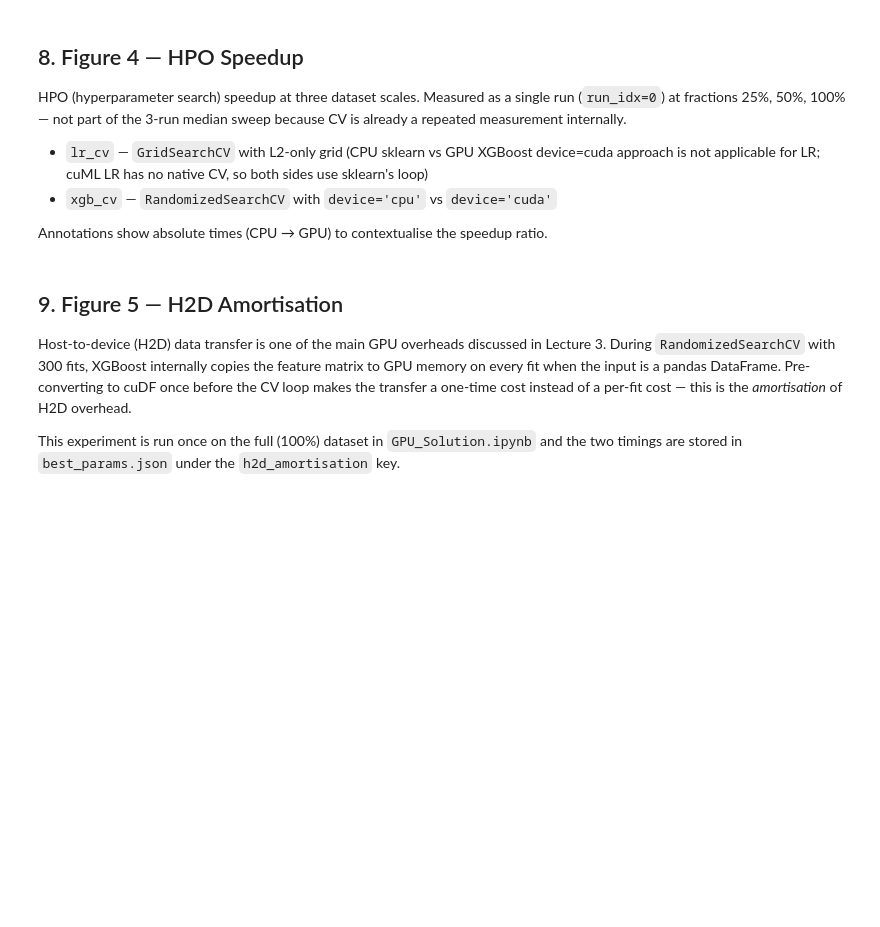
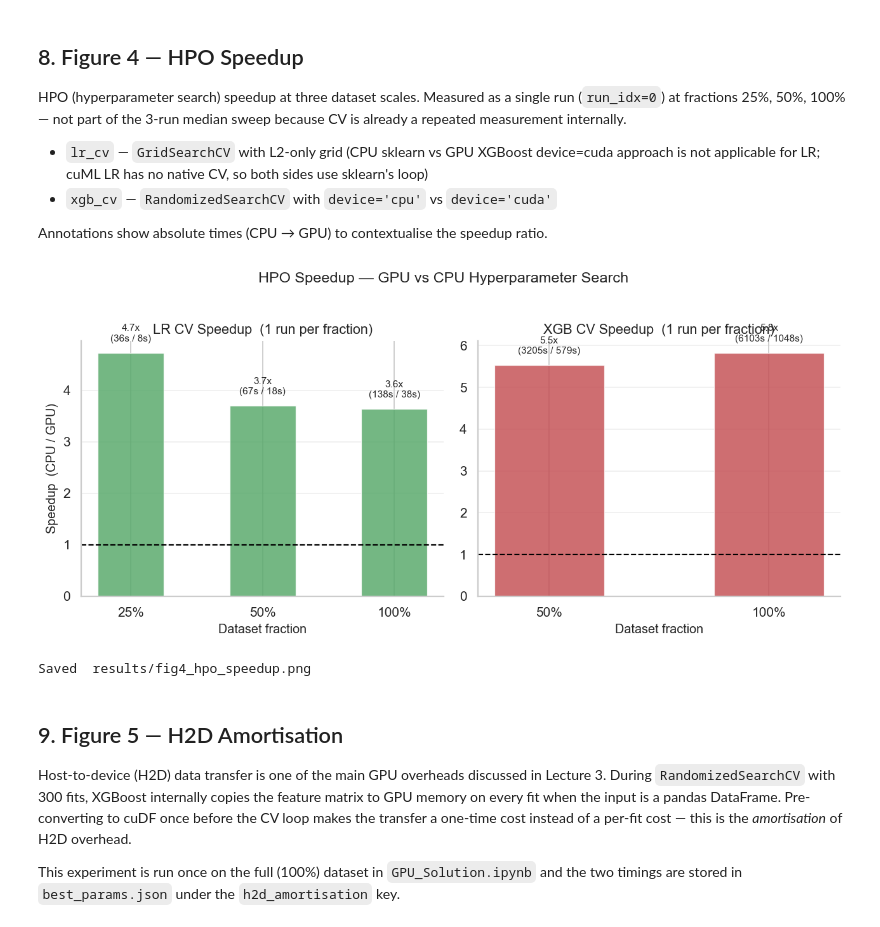
Before and after one commit to mchlkan/EoDA_Group_Project, a Jupyter notebook: Projects/Analysis.ipynb, the cells around one changed output. Drawn from its saved outputs; the diff is of its cells as text; code cells hidden in the pictures; blank space fills up the shorter version.

```diff
--- a/Projects/Analysis.ipynb
+++ b/Projects/Analysis.ipynb
@@ -96,22 +102,29 @@ gpu = gpu_raw[gpu_raw['phase'].isin(PHASE_ORDER)].copy()
 cpu_hpo = cpu_raw[cpu_raw['phase'].isin(HPO_PHASES)].copy()
 gpu_hpo = gpu_raw[gpu_raw['phase'].isin(HPO_PHASES)].copy()
 
-hpo_available = (len(cpu_hpo) == 6) and (len(gpu_hpo) == 6)
+# GPU notebook runs xgb_cv only at 50% and 100% (LR at 25/50/100) → 5 rows total.
+# CPU runs both phases at all 3 fractions → 6 rows. Accept either.
+hpo_available = (len(cpu_hpo) >= 4) and (len(gpu_hpo) >= 4)
 
 print(f'CPU main sweep : {len(cpu):>4} rows  (expected 90)')
 print(f'GPU main sweep : {len(gpu):>4} rows  (expected 90)')
 print(f'CPU HPO        : {len(cpu_hpo):>4} rows  (expected  6)  {"OK" if len(cpu_hpo)==6 else "not yet available"}')
-print(f'GPU HPO        : {len(gpu_hpo):>4} rows  (expected  6)  {"OK" if len(gpu_hpo)==6 else "not yet available"}')
+print(f'GPU HPO        : {len(gpu_hpo):>4} rows  (expected 5-6)  {"OK" if len(gpu_hpo)>=5 else "not yet available"}')
 
 assert len(cpu) == 90, f'CPU sweep: expected 90 rows, got {len(cpu)}'
 assert len(gpu) == 90, f'GPU sweep: expected 90 rows, got {len(gpu)}'
 
-# Load best_params.json ────────────────────────────────────────────────────────
-with open('results/best_params.json') as f:
+# Load best_params.json — fall back to 'best_params (1).json' at repo root if needed
+_bp_candidates = ['results/best_params.json', 'best_params (1).json', 'best_params.json']
+_bp_path = next((p for p in _bp_candidates if os.path.exists(p)), None)
+if _bp_path is None:
+    raise FileNotFoundError('best_params JSON not found. Expected results/best_params.json or best_params (1).json')
+with open(_bp_path) as f:
     bp = json.load(f)
 
 h2d_available    = 'h2d_amortisation' in bp
 gpu_cv_available = 'xgb_randomizedsearch_gpu' in bp.get('cv_context_seconds', {})
 
-print(f'\nbest_params.json  h2d_amortisation      : {"present" if h2d_available else "not yet available"}')
+print(f'\nbest_params JSON loaded from : {_bp_path}')
+print(f'best_params.json  h2d_amortisation      : {"present" if h2d_available else "not yet available"}')
 print(f'best_params.json  xgb_cv_gpu time       : {"present" if gpu_cv_available else "not yet available"}')
@@ -318,38 +391,43 @@ if not hpo_available:
 else:
     cpu_hpo_med = cpu_hpo.groupby(['fraction', 'phase'])['seconds'].median().rename('cpu_s')
     gpu_hpo_med = gpu_hpo.groupby(['fraction', 'phase'])['seconds'].median().rename('gpu_s')
-    df_hpo = pd.concat([cpu_hpo_med, gpu_hpo_med], axis=1).reset_index()
+    # Inner join: only plot (fraction, phase) pairs where both CPU and GPU data exist.
+    # GPU xgb_cv runs at 50% and 100% only; CPU has an extra 25% row that is dropped here.
+    df_hpo = pd.concat([cpu_hpo_med, gpu_hpo_med], axis=1, join='inner').reset_index()
     df_hpo['speedup'] = df_hpo['cpu_s'] / df_hpo['gpu_s']
 
     fig, axes = plt.subplots(1, 2, figsize=(10, 4.5), sharey=False)
 
     for ax, phase in zip(axes, HPO_PHASES):
         sub     = df_hpo[df_hpo['phase'] == phase].sort_values('fraction')
         pct_hpo = [f'{int(f*100)}%' for f in sub['fraction']]
         bars    = ax.bar(pct_hpo, sub['speedup'],
                          color=HPO_COLORS[phase], alpha=0.82,
                          edgecolor='white', linewidth=0.7, width=0.5)
         y_max = sub['speedup'].max()
         for bar, sp, ct, gt in zip(bars, sub['speedup'], sub['cpu_s'], sub['gpu_s']):
             ax.text(
                 bar.get_x() + bar.get_width() / 2,
                 bar.get_height() + y_max * 0.04,
                 f'{sp:.1f}x\n({ct:.0f}s / {gt:.0f}s)',
                 ha='center', va='bottom', fontsize=8.5
             )
         ax.axhline(1.0, color='black', linestyle='--', linewidth=1.2)
         ax.set_title(f'{HPO_LABEL[phase]} Speedup  (1 run per fraction)', fontsize=12)
         ax.set_xlabel('Dataset fraction', fontsize=11)
         if phase == HPO_PHASES[0]:
             ax.set_ylabel('Speedup  (CPU / GPU)', fontsize=11)
         ax.grid(axis='y', alpha=0.3)
         ax.spines[['top', 'right']].set_visible(False)
 
     plt.suptitle('HPO Speedup — GPU vs CPU Hyperparameter Search', fontsize=13, y=1.02)
     plt.tight_layout()
     plt.savefig('results/fig4_hpo_speedup.png', dpi=150, bbox_inches='tight')
     plt.show()
     print('Saved  results/fig4_hpo_speedup.png')
+# %% [output]
+[figure, added]
+Saved  results/fig4_hpo_speedup.png
 # %% [markdown]
 ## 9. Figure 5 — H2D Amortisation
 
```
Also changed, not shown: parts of 10 cells of this notebook.
